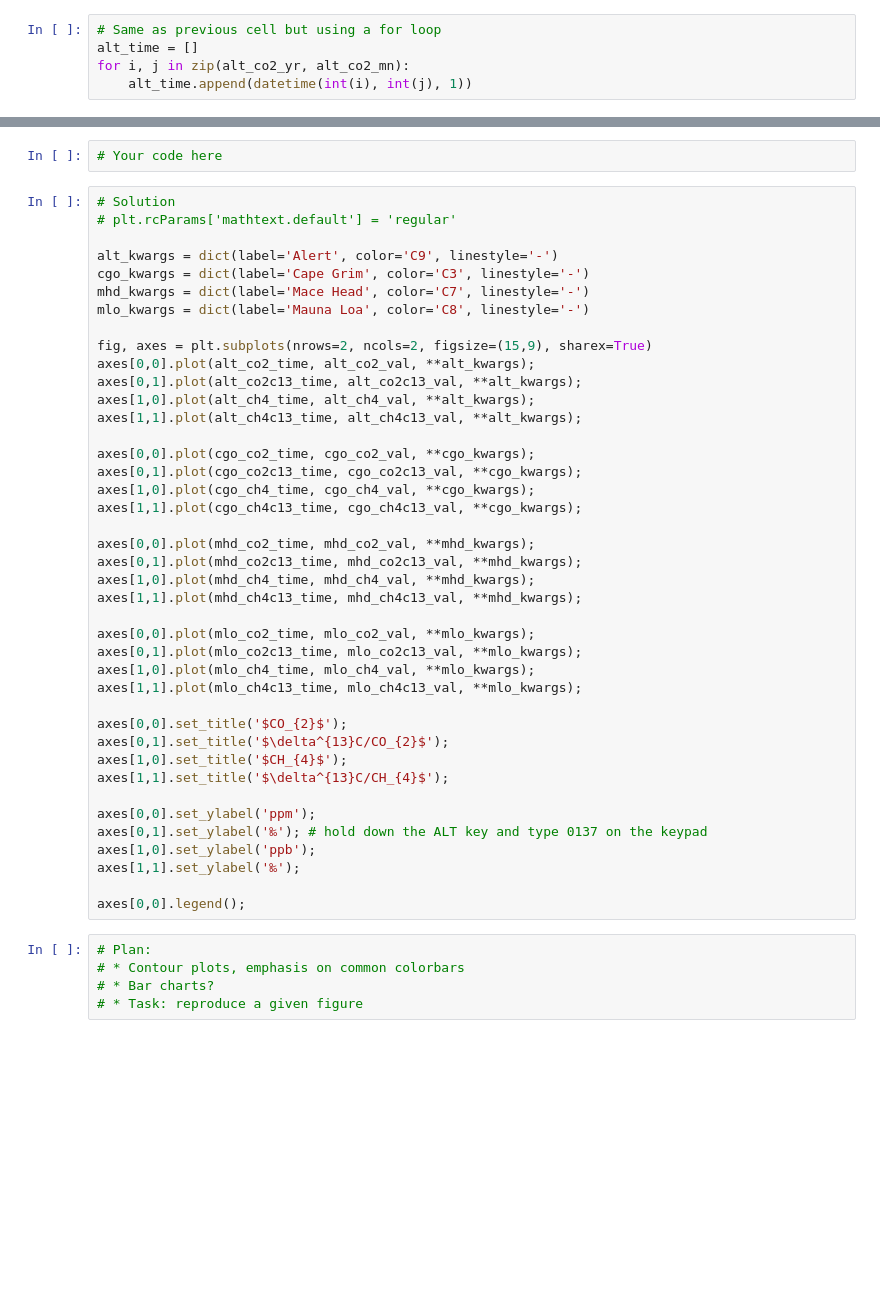
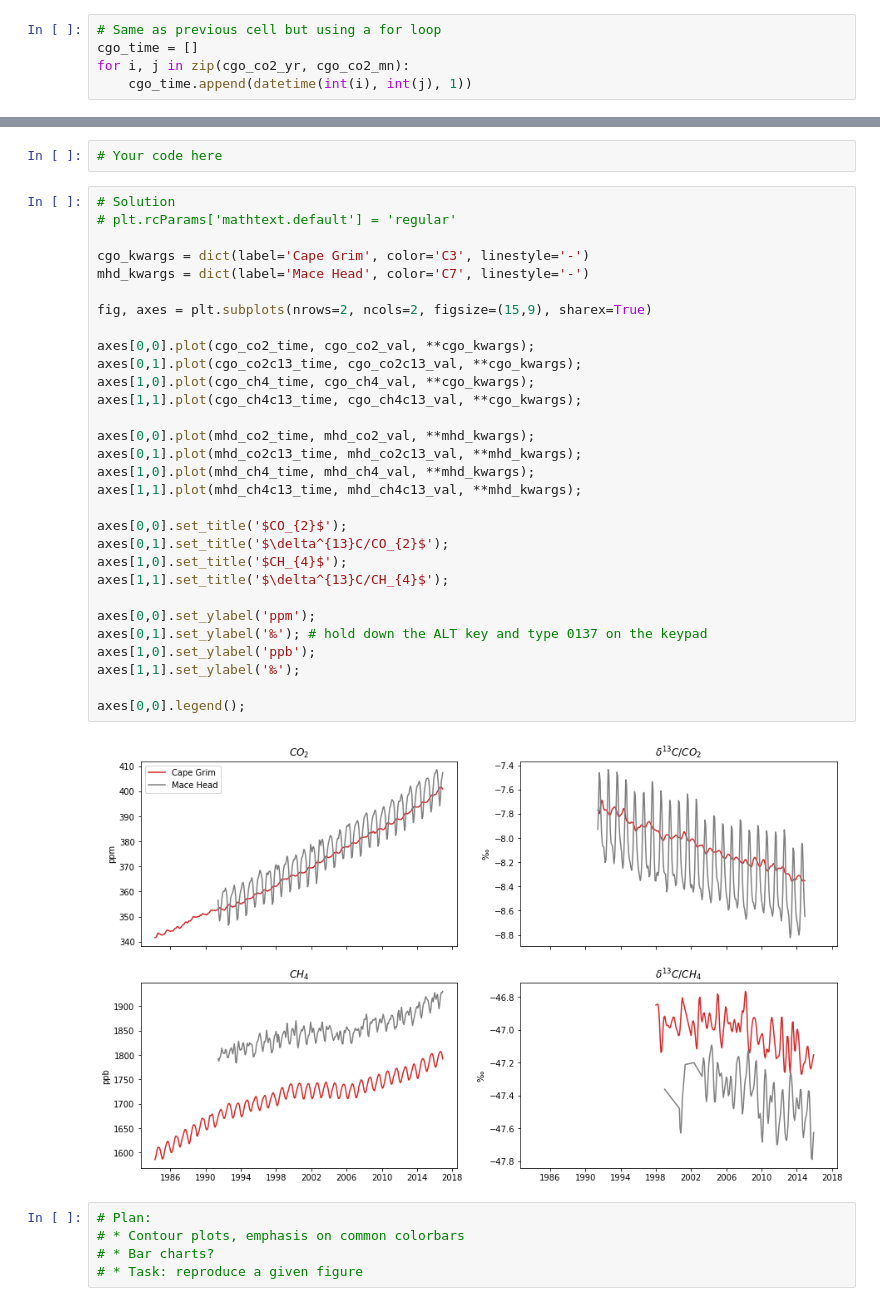
Before and after one commit to ueapy/pythoncourse2018-materials, a Jupyter notebook: notebooks/15-Matplotlib.ipynb, the cells around one changed output, grey strips where cells are left out. Cells and saved outputs as stored; diff of their text form; blank space fills up the shorter version.

```diff
--- a/notebooks/15-Matplotlib.ipynb
+++ b/notebooks/15-Matplotlib.ipynb
@@ -351,6 +389,6 @@ alt_co2_time = [datetime(int(i), int(j), 1) for i, j in zip(alt_co2_yr, alt_co2_
 # %%
 # Same as previous cell but using a for loop
-alt_time = []
-for i, j in zip(alt_co2_yr, alt_co2_mn):
-    alt_time.append(datetime(int(i), int(j), 1))
+cgo_time = []
+for i, j in zip(cgo_co2_yr, cgo_co2_mn):
+    cgo_time.append(datetime(int(i), int(j), 1))
 # %%
@@ -379,44 +409,35 @@ mlo_ch4c13_time = [datetime(int(i), int(j), 1) for i, j in zip(mlo_ch4c13_yr, ml
 # %%
 # Solution
 # plt.rcParams['mathtext.default'] = 'regular'
 
-alt_kwargs = dict(label='Alert', color='C9', linestyle='-')
 cgo_kwargs = dict(label='Cape Grim', color='C3', linestyle='-')
 mhd_kwargs = dict(label='Mace Head', color='C7', linestyle='-')
-mlo_kwargs = dict(label='Mauna Loa', color='C8', linestyle='-')
 
 fig, axes = plt.subplots(nrows=2, ncols=2, figsize=(15,9), sharex=True)
-axes[0,0].plot(alt_co2_time, alt_co2_val, **alt_kwargs);
-axes[0,1].plot(alt_co2c13_time, alt_co2c13_val, **alt_kwargs);
-axes[1,0].plot(alt_ch4_time, alt_ch4_val, **alt_kwargs);
-axes[1,1].plot(alt_ch4c13_time, alt_ch4c13_val, **alt_kwargs);
 
 axes[0,0].plot(cgo_co2_time, cgo_co2_val, **cgo_kwargs);
 axes[0,1].plot(cgo_co2c13_time, cgo_co2c13_val, **cgo_kwargs);
 axes[1,0].plot(cgo_ch4_time, cgo_ch4_val, **cgo_kwargs);
 axes[1,1].plot(cgo_ch4c13_time, cgo_ch4c13_val, **cgo_kwargs);
 
 axes[0,0].plot(mhd_co2_time, mhd_co2_val, **mhd_kwargs);
 axes[0,1].plot(mhd_co2c13_time, mhd_co2c13_val, **mhd_kwargs);
 axes[1,0].plot(mhd_ch4_time, mhd_ch4_val, **mhd_kwargs);
 axes[1,1].plot(mhd_ch4c13_time, mhd_ch4c13_val, **mhd_kwargs);
-
-axes[0,0].plot(mlo_co2_time, mlo_co2_val, **mlo_kwargs);
-axes[0,1].plot(mlo_co2c13_time, mlo_co2c13_val, **mlo_kwargs);
-axes[1,0].plot(mlo_ch4_time, mlo_ch4_val, **mlo_kwargs);
-axes[1,1].plot(mlo_ch4c13_time, mlo_ch4c13_val, **mlo_kwargs);
 
 axes[0,0].set_title('$CO_{2}$');
 axes[0,1].set_title('$\delta^{13}C/CO_{2}$');
 axes[1,0].set_title('$CH_{4}$');
 axes[1,1].set_title('$\delta^{13}C/CH_{4}$');
 
 axes[0,0].set_ylabel('ppm');
 axes[0,1].set_ylabel('‰'); # hold down the ALT key and type 0137 on the keypad
 axes[1,0].set_ylabel('ppb');
 axes[1,1].set_ylabel('‰');
 
 axes[0,0].legend();
+# %% [output]
+[figure, added]
 # %%
 # Plan:
 # * Contour plots, emphasis on common colorbars
```
Also changed, not shown: parts of 23 cells of this notebook.
